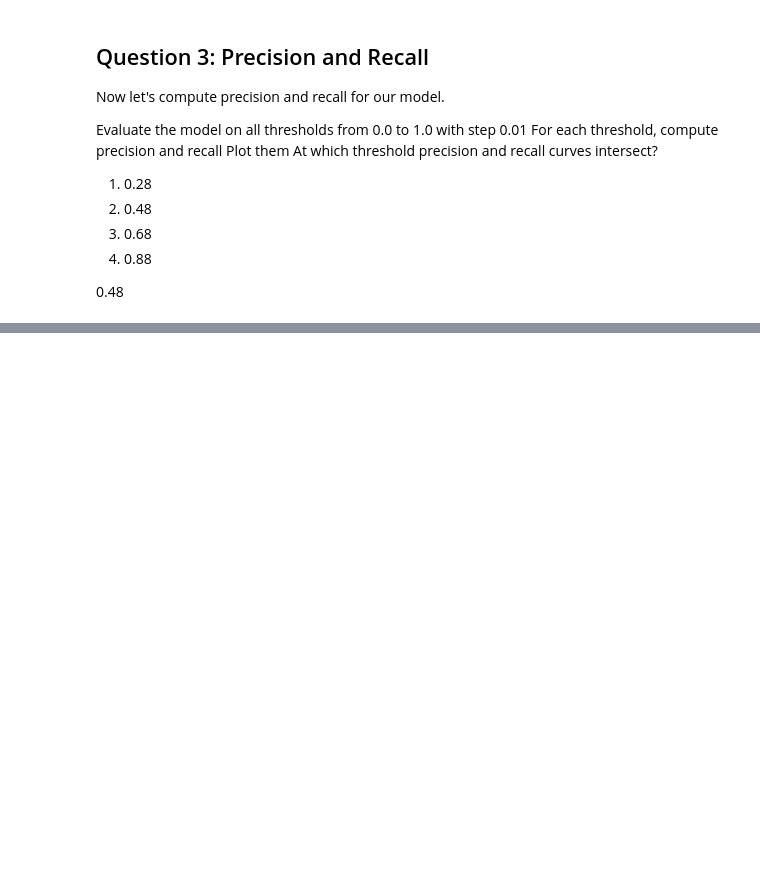
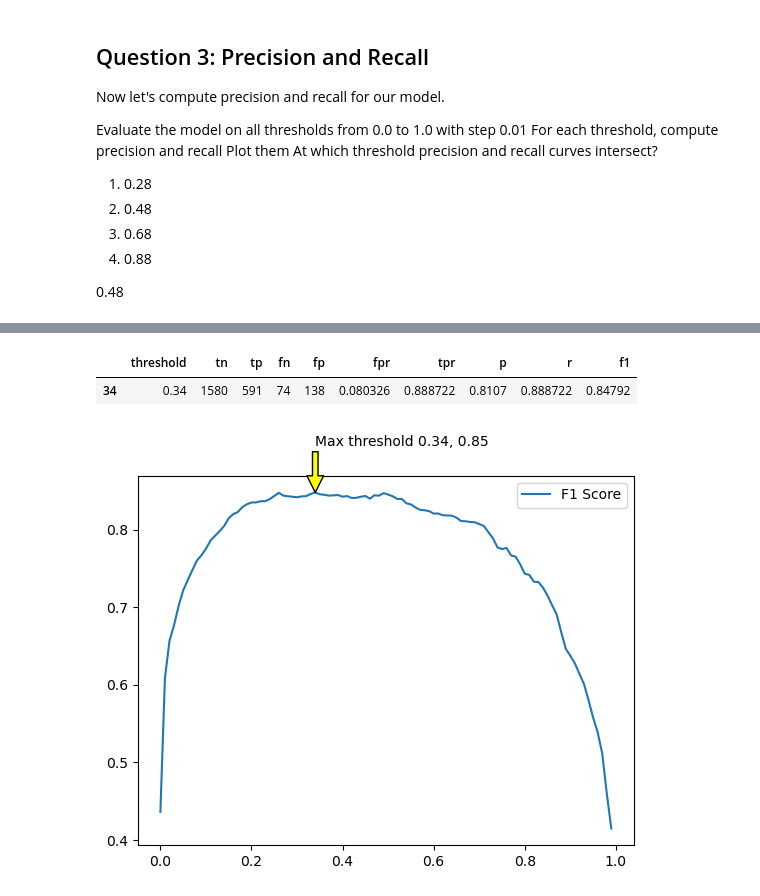
Before and after one commit to alabamustapha/ml-zoomcamp-2023, a Jupyter notebook: homeworks/module_4/Evaluation with Car Price Data.ipynb, the cells around one changed output, grey strips where cells are left out. Drawn from its saved outputs; the diff is of its cells as text; code cells hidden in the pictures; blank space fills up the shorter version.

```diff
--- a/homeworks/module_4/Evaluation with Car Price Data.ipynb
+++ b/homeworks/module_4/Evaluation with Car Price Data.ipynb
@@ -220,0 +237,21 @@ for
+# %%
+df_roc[df_roc.f1 == df_roc.f1.max()]
+# %% [output]
+|  | threshold | tn | tp | fn | fp | fpr | tpr | p | r | f1 |
+| 34 | 0.34 | 1580 | 591 | 74 | 138 | 0.080326 | 0.888722 | 0.8107 | 0.888722 | 0.84792 |
+# %%
+fig = plt.figure()
+ax = fig.add_subplot(111)
+
+plt.plot(df_roc.threshold, df_roc.f1, label="F1 Score")
+# plt.axvline(x = 0.47, color = 'b', label = 'P == R', linestyle="--")
+
+# maxpoints
+xmax, ymax = df_roc[df_roc.f1 == df_roc.f1.max()].threshold.values[0], df_roc[df_roc.f1 == df_roc.f1.max()].f1.values[0]
+xmax, ymax
+
+ax.annotate('Max threshold {:.2f}, {:.2f}'.format(xmax, ymax), xy=(xmax, ymax), xytext=(xmax, ymax + 0.06), arrowprops=dict(facecolor='yellow'),)
+plt.legend()
+plt.show()
+# %% [output]
+[figure, added]
```
Also changed, not shown: parts of 9 cells of this notebook.
